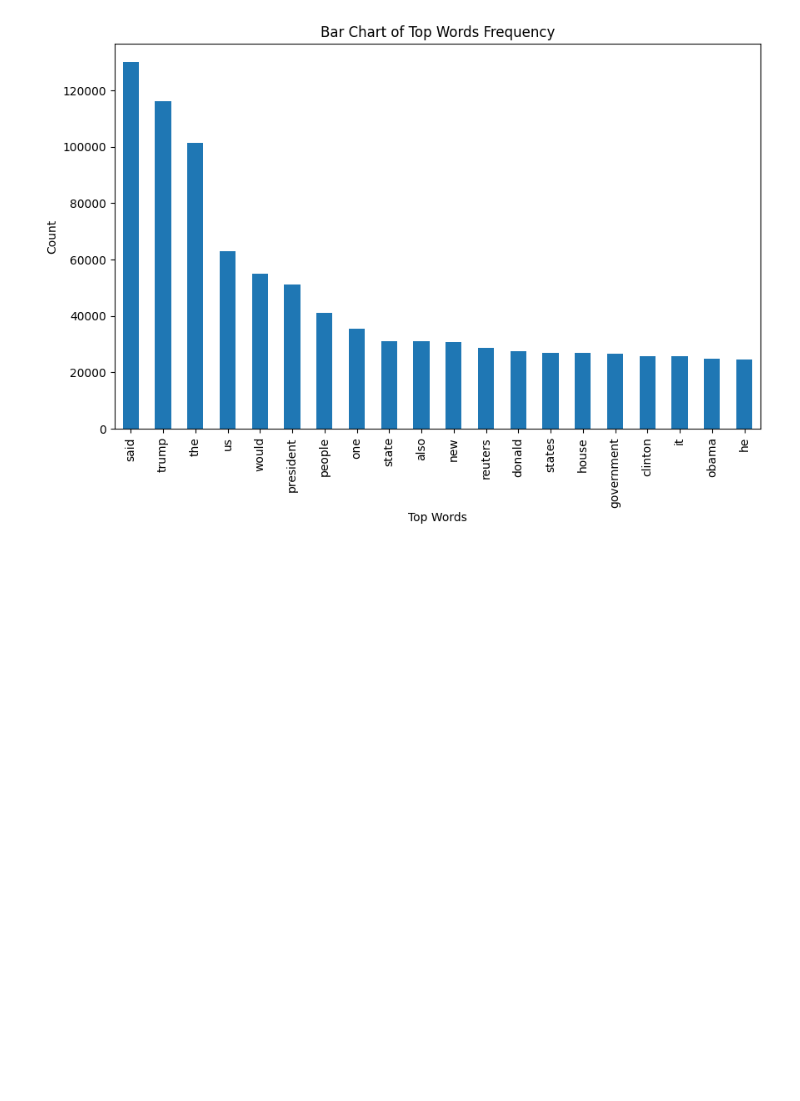
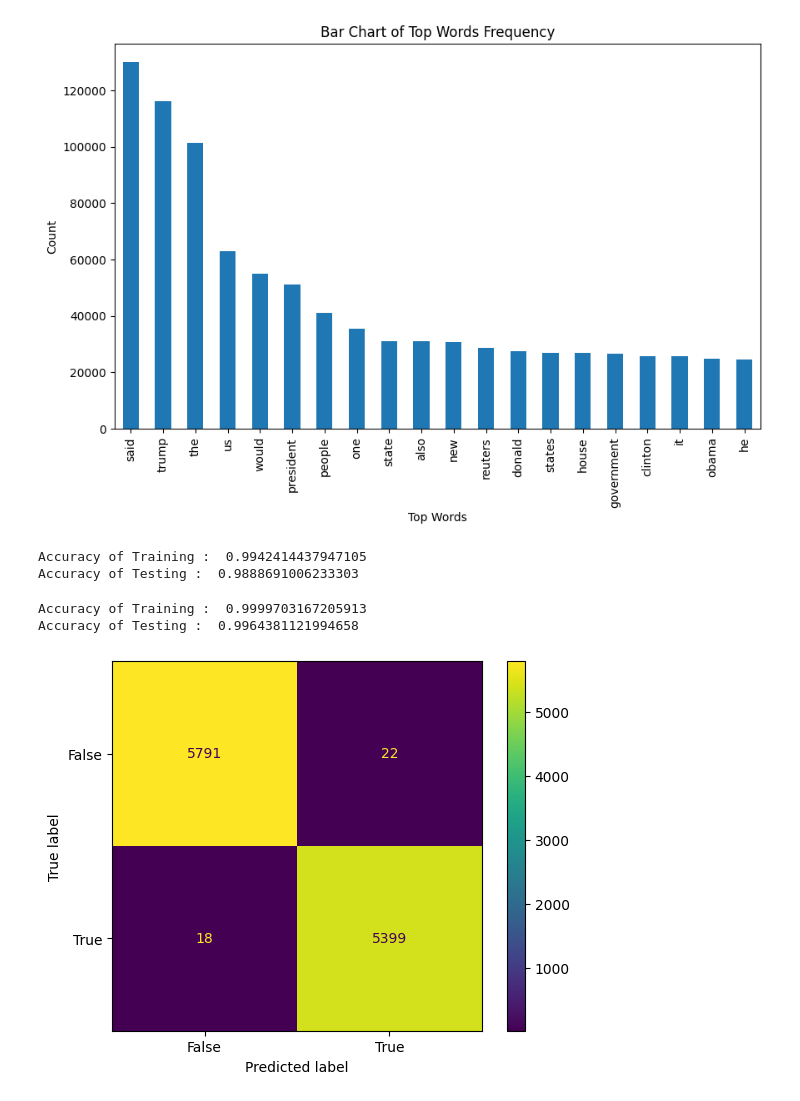
Before and after one commit to rizz045/Fake-News-Detection-Using-ML, a Jupyter notebook: Fake_News_Detection_Using_ML.ipynb, the cells around one changed output. Drawn from its saved outputs; the diff is of its cells as text; code cells hidden in the pictures; blank space fills up the shorter version.

```diff
--- a/Fake_News_Detection_Using_ML.ipynb
+++ b/Fake_News_Detection_Using_ML.ipynb
@@ -156,3 +156,51 @@ df1.groupby('Review').sum()['count'].sort_values(ascending=False).plot(
 # %% [output]
 <Axes: title={'center': 'Bar Chart of Top Words Frequency'}, xlabel='Top Words', ylabel='Count'>
 [figure]
+# %%
+# Converting text into vectors
+
+from sklearn.model_selection import train_test_split
+from sklearn.metrics import accuracy_score
+from sklearn.linear_model import LogisticRegression
+
+x_train, x_test, y_train, y_test = train_test_split(df['text'], df['class'], test_size=0.25)
+# %%
+from sklearn.feature_extraction.text import TfidfVectorizer
+
+vectorizer = TfidfVectorizer()
+x_train = vectorizer.fit_transform(x_train)
+x_test = vectorizer.transform(x_test)
+# %%
+# Building Logistic Regression Model
+from sklearn.linear_model import LogisticRegression
+
+LR = LogisticRegression()
+LR.fit(x_train, y_train)
+
+print("Accuracy of Training : ", accuracy_score(LR.predict(x_train), y_train))
+print("Accuracy of Testing : ", accuracy_score(LR.predict(x_test), y_test))
+# %% [output]
+Accuracy of Training :  0.9942414437947105
+Accuracy of Testing :  0.9888691006233303
+# %%
+# Building Logistic Decision Tree Classifier Model
+from sklearn.tree import DecisionTreeClassifier
+
+DTC = DecisionTreeClassifier()
+DTC.fit(x_train, y_train)
+
+print("Accuracy of Training : ", accuracy_score(DTC.predict(x_train), y_train))
+print("Accuracy of Testing : ", accuracy_score(DTC.predict(x_test), y_test))
+# %% [output]
+Accuracy of Training :  0.9999703167205913
+Accuracy of Testing :  0.9964381121994658
+# %%
+# Model Evaluation
+from sklearn.metrics import confusion_matrix, ConfusionMatrixDisplay
+
+cm = confusion_matrix(DTC.predict(x_test), y_test)
+disp = ConfusionMatrixDisplay(confusion_matrix = cm, display_labels=[False, True])
+disp.plot()
+plt.show()
+# %% [output]
+[figure, added]
```
Also changed, not shown: parts of 2 cells of this notebook.
